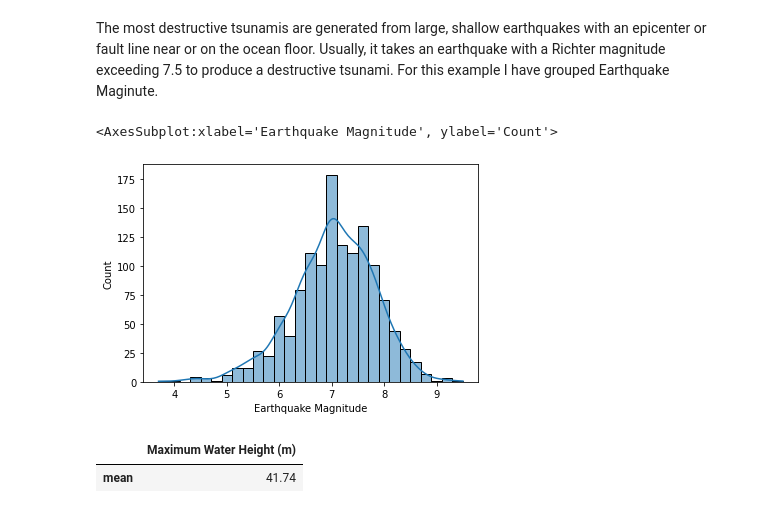
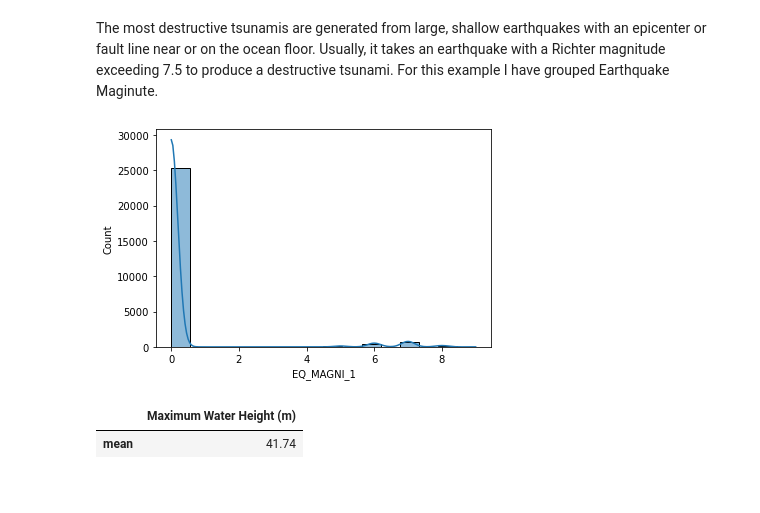
Before and after one commit to ImyPG/Natural-Disaster-Prediction, a Jupyter notebook: ND.ipynb, the cells around one changed output. Drawn from its saved outputs; the diff is of its cells as text; code cells hidden in the pictures.

```diff
--- a/ND.ipynb
+++ b/ND.ipynb
@@ -280,8 +292,7 @@ temp[['Country', 'Year', 'Maximum Water Height (m)']]
 The most destructive tsunamis are generated from large, shallow earthquakes with an epicenter or fault line near or on the ocean floor. Usually, it takes an earthquake with a Richter magnitude exceeding 7.5 to produce a destructive tsunami.
 For this example I have grouped Earthquake Maginute.
 # %%
-sns.histplot(data=tsunamis, x="Earthquake Magnitude",kde=True)
+sns.histplot(data=tsunamis, x='EQ_MAGNI_1',kde=True);
 # %% [output]
-<AxesSubplot:xlabel='Earthquake Magnitude', ylabel='Count'>
-[figure, old version]
+[figure, new version]
 # %%
```
Also changed, not shown: parts of 23 cells of this notebook.
